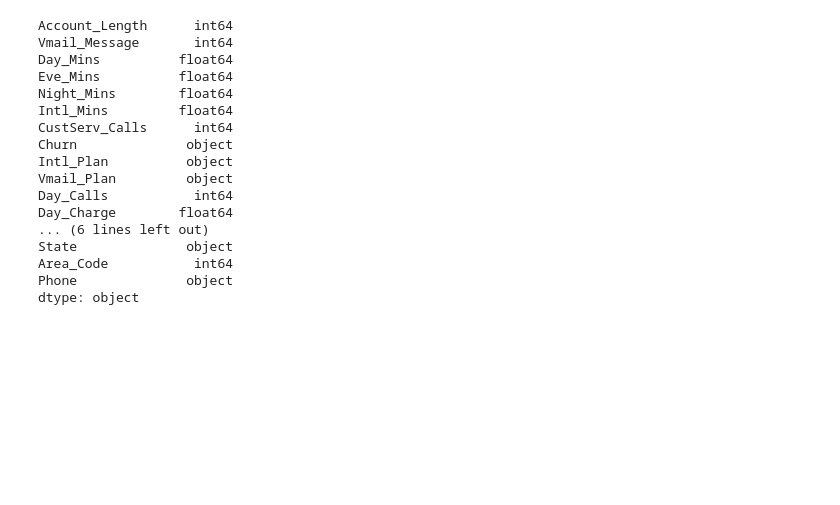
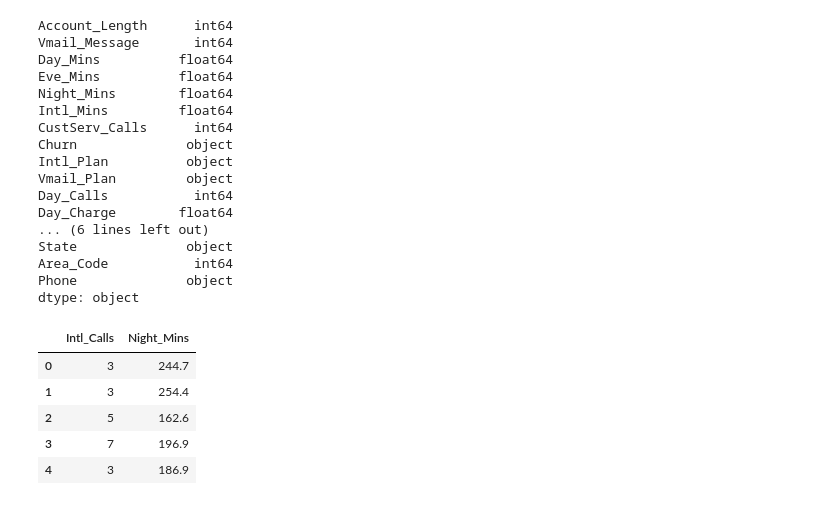
Before and after one commit to der-amit/churn_analytics, a Jupyter notebook: predict_churn.ipynb, the cells around one changed output. Cells and saved outputs as stored; diff of their text form; code cells hidden in the pictures; blank space fills up the shorter version.

```diff
--- a/predict_churn.ipynb
+++ b/predict_churn.ipynb
@@ -222,0 +226,11 @@ df['Churn'] = df['Churn'].replace({'no':0, 'yes':1})
+# %%
+mycols = ['Intl_Calls', 'Night_Mins']
+df2 = df[mycols]
+df2.head()
+# %% [output]
+|  | Intl_Calls | Night_Mins |
+| 0 | 3 | 244.7 |
+| 1 | 3 | 254.4 |
+| 2 | 5 | 162.6 |
+| 3 | 7 | 196.9 |
+| 4 | 3 | 186.9 |
```
Also changed, not shown: parts of 22 cells of this notebook.
